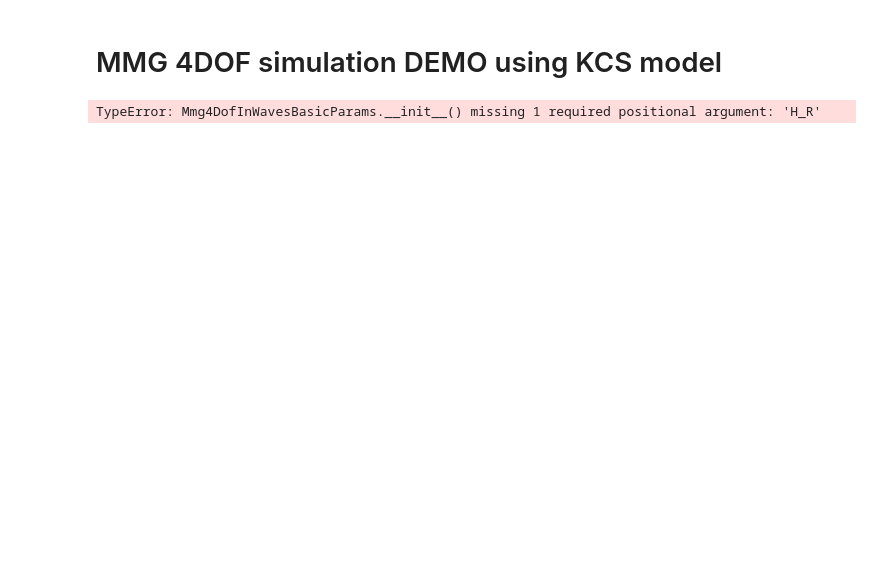
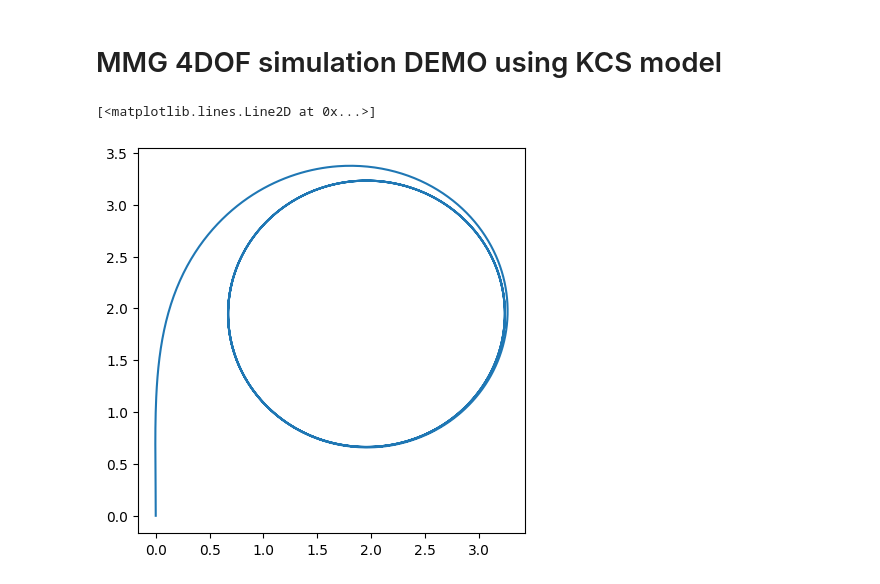
Before and after one commit to Haruki-Yama/shipmmg_4dof_in_waves, a Jupyter notebook: shipmmg_example.ipynb, the cells around one changed output. Cells and saved outputs as stored; diff of their text form; code cells hidden in the pictures; blank space fills up the shorter version.

```diff
--- a/shipmmg_example.ipynb
+++ b/shipmmg_example.ipynb
@@ -137,7 +138,7 @@ K_vvr_dash = 1.1636
 K_vrr_dash = 0.4233
 K_rrr_dash = 0.0363
 
-maneuvering_params_add = Mmg4DofInWavesManeuveringParams(
+maneuvering_params = Mmg4DofInWavesManeuveringParams(
     k_0=k_0,
     k_1=k_1,
     k_2=k_2,
@@ -178,5 +179,39 @@ maneuvering_params_add = Mmg4DofInWavesManeuveringParams(
     K_vrr_dash=K_vrr_dash,
     K_rrr_dash=K_rrr_dash,
 )
-# %% [output]
-TypeError: Mmg4DofInWavesBasicParams.__init__() missing 1 required positional argument: 'H_R'
+# %%
+duration = 200  # [s]
+# steering_rate = 1.76 * 4  # [°/s]
+max_δ_rad = 35 * np.pi / 180.0  # [rad]
+n_const = 13.2  # [rps]
+
+sampling = duration * 10
+time_list = np.linspace(0.00, duration, sampling)
+δ_rad_list = [0] * sampling
+for i in range(sampling):
+    δ_rad_list[i] = max_δ_rad
+
+nps_list = np.array([n_const for i in range(sampling)])
+# %%
+sol = simulate_mmg_4dof_in_waves(
+    basic_params,
+    maneuvering_params,
+    time_list,
+    δ_rad_list,
+    nps_list,
+    u0=1.205,
+    v0=0.0,
+    r0=0.0,
+    p0=0.0,
+)
+result = sol.sol(time_list)
+# %%
+u,v,r,p,x,y,psi,phi = result[0],result[1],result[2],result[3],result[4],result[5],result[6],result[7]
+# %%
+fig = plt.figure(figsize=(5, 5))
+x_by_Lpp = x / L_pp
+y_by_Lpp = y / L_pp
+plt.plot(y_by_Lpp, x_by_Lpp)
+# %% [output]
+[<matplotlib.lines.Line2D at 0x...>]
+[figure, added]
```
Also changed, not shown: parts of 2 cells of this notebook, 1 other file.
